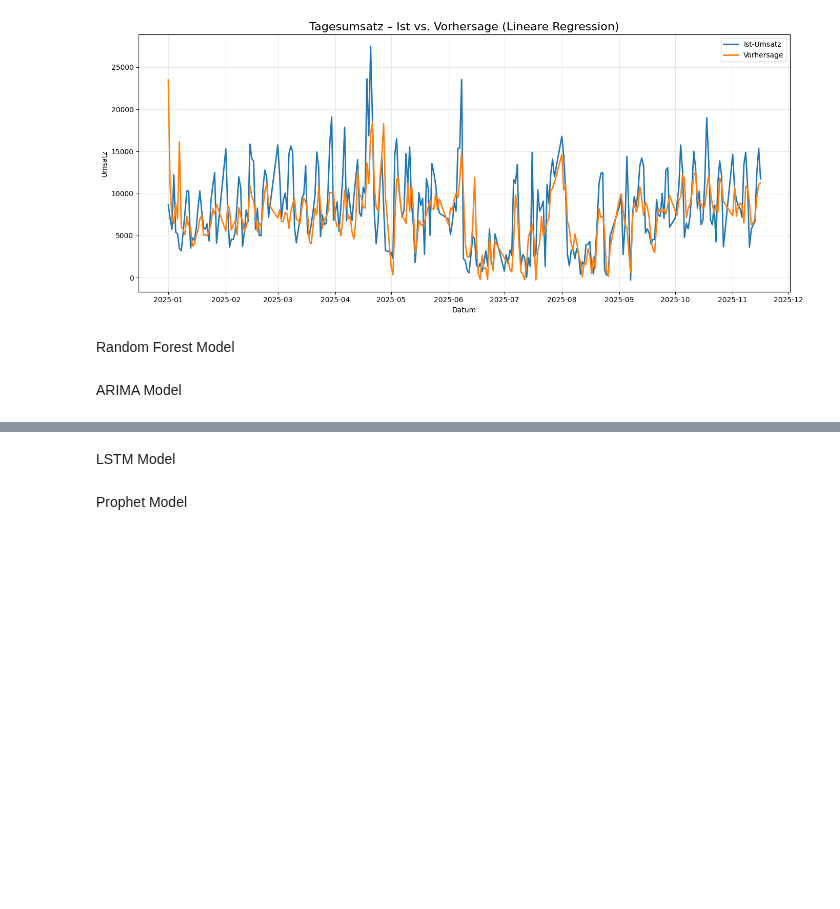
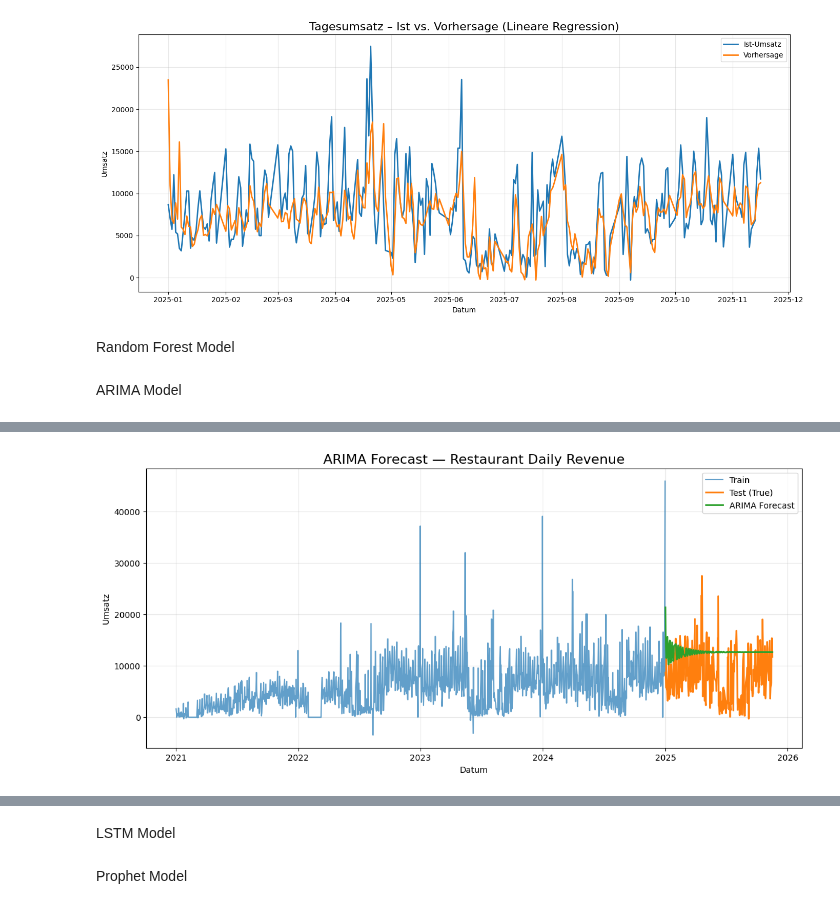
Before and after one commit to Luggias/DSF_Group_Project, a Jupyter notebook: modelling.ipynb, the cells around one changed output, grey strips where cells are left out. Cells and saved outputs as stored; diff of their text form; code cells hidden in the pictures; blank space fills up the shorter version.

Commit message:
ARIMA Model
Erster Versuch ARIMA Model zum im Vergleich zum Linear Regression Model.

```diff
--- a/modelling.ipynb
+++ b/modelling.ipynb
@@ -114,3 +114,93 @@ R²   : 0.3779
 Random Forest Model
 # %% [markdown]
 ARIMA Model
+# %%
+from statsmodels.tsa.arima.model import ARIMA
+from sklearn.metrics import mean_squared_error, r2_score
+
+# 1) Load dataset
+df = pd.read_csv("data/dataset-merged-2.csv")
+df["Datum"] = pd.to_datetime(df["Datum"])
+df = df.sort_values("Datum")
+
+# 2) Extract univariate time series for ARIMA
+ts = df.set_index("Datum")["Restaurant"]
+
+# 3) Train / Test Split (time-based)
+split_date = pd.Timestamp("2025-01-01")
+
+train = ts[ts.index < split_date]
+test  = ts[ts.index >= split_date]
+
+print("Train length:", len(train))
+print("Test length :", len(test))
+
+# 4) Fit ARIMA model
+# Basic order (Auto-ARIMA would pick automatically, but we choose an initial set)
+order = (5, 1, 3)   # You can tune this later
+
+model = ARIMA(train, order=order)
+model_fit = model.fit()
+
+print(model_fit.summary())
+
+# 5) Forecast over test period
+forecast = model_fit.forecast(steps=len(test))
+
+# 6) Evaluation
+mse  = mean_squared_error(test, forecast)
+rmse = mse ** 0.5
+r2   = r2_score(test, forecast)
+
+print(f"MSE : {mse:.2f}")
+print(f"RMSE: {rmse:.2f}")
+print(f"R²  : {r2:.4f}")
+
+# 7) Plot: Forecast vs True Values
+plt.figure(figsize=(14,6))
+plt.plot(train.index, train, label="Train", alpha=0.7)
+plt.plot(test.index, test, label="Test (True)", linewidth=2)
+plt.plot(test.index, forecast, label="ARIMA Forecast", linewidth=2)
+
+plt.title("ARIMA Forecast — Restaurant Daily Revenue", fontsize=16)
+plt.xlabel("Datum")
+plt.ylabel("Umsatz")
+plt.legend()
+plt.grid(True, alpha=0.3)
+plt.show()
+
+# 8) Scatter Plot: True vs Forecast
+plt.figure(figsize=(7,7))
+plt.scatter(test.values, forecast.values, alpha=0.5)
+plt.plot([min(test), max(test)], [min(test), max(test)],
+         color="red", linewidth=2, label="Perfect Prediction")
+
+plt.title("ARIMA — True vs Predicted", fontsize=16)
+plt.xlabel("Echter Umsatz")
+plt.ylabel("ARIMA Vorhersage")
+plt.legend()
+plt.grid(True, alpha=0.3)
+plt.show()
+
+plt.figure(figsize=(14,6))
+
+# Plot Ist (True values)
+plt.plot(results["Datum"], results["Ist"],
+         label="Ist-Umsatz",
+         linewidth=2,
+         color="black")
+
+# Plot Forecast
+plt.plot(results["Datum"], results["Vorhersage"],
+         label="Vorhersage",
+         linewidth=2,
+         color="royalblue")
+
+plt.title("Tagesumsatz – Ist vs. Vorhersage", fontsize=16)
+plt.xlabel("Datum")
+plt.ylabel("Umsatz")
+plt.legend()
+plt.grid(True, alpha=0.3)
+plt.tight_layout()
+plt.show()
+# %% [output]
@@ -116,0 +226 @@ ARIMA Model
+[figure, added]
```
Also changed, not shown: parts of 1 cell of this notebook.
